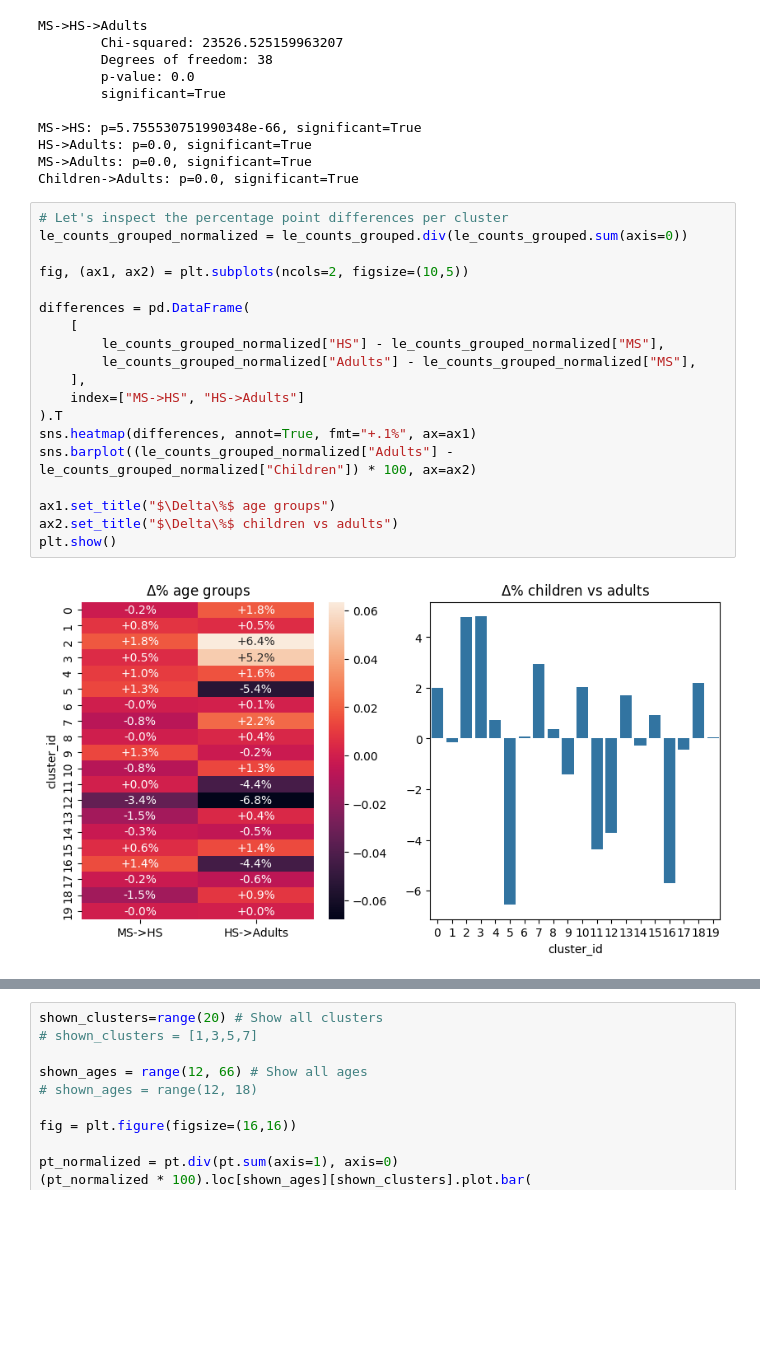
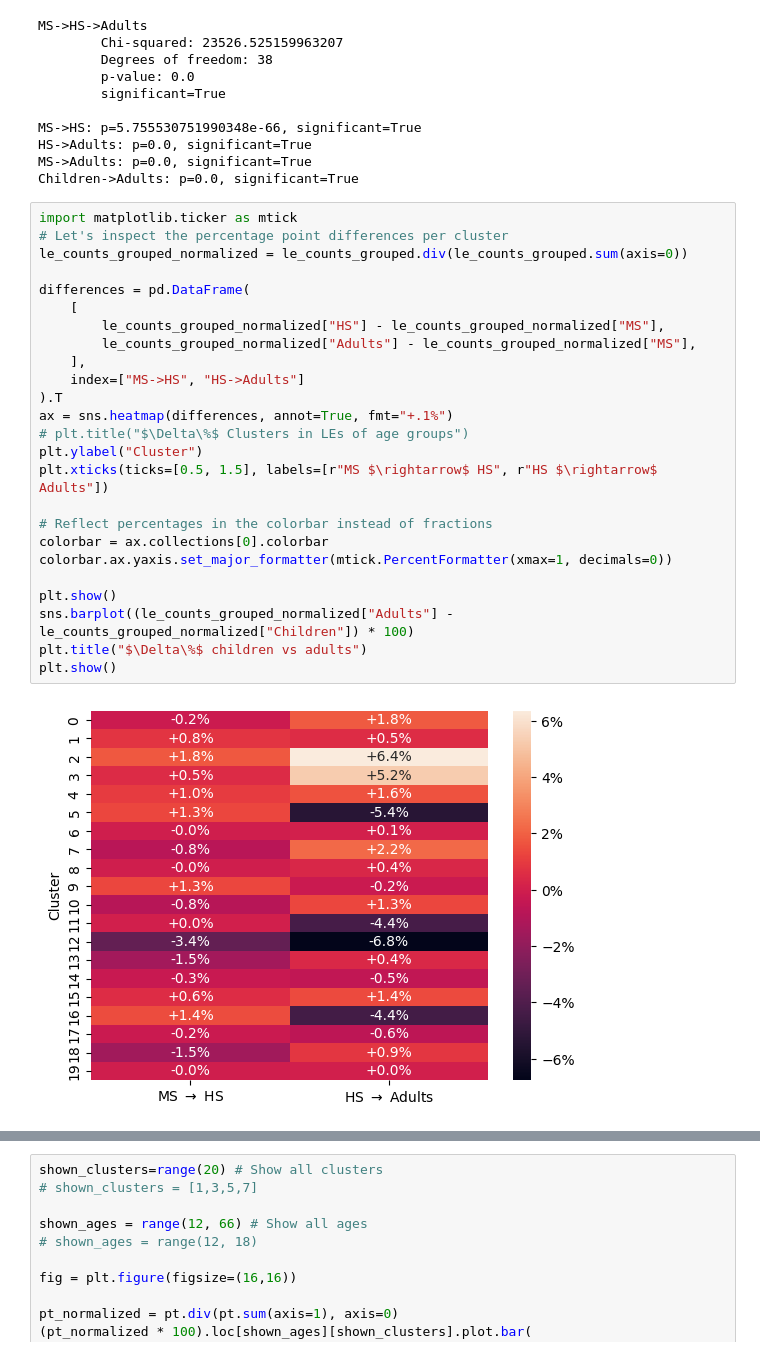
Before and after one commit to sbakker6/MusicRSAndChildren, a Jupyter notebook: analysis.ipynb, the cells around one changed output, grey strips where cells are left out. Saved outputs shown, nothing was run; the diff lists cells and outputs as text; blank space fills up the shorter version.

Commit message:
Add visualizations for interesting clusters

```diff
--- a/analysis.ipynb
+++ b/analysis.ipynb
@@ -238,23 +263,29 @@ HS->Adults: p=0.0, significant=True
 MS->Adults: p=0.0, significant=True
 Children->Adults: p=0.0, significant=True
 # %%
+import matplotlib.ticker as mtick
 # Let's inspect the percentage point differences per cluster
 le_counts_grouped_normalized = le_counts_grouped.div(le_counts_grouped.sum(axis=0))
-
-fig, (ax1, ax2) = plt.subplots(ncols=2, figsize=(10,5))
 
 differences = pd.DataFrame(
     [
         le_counts_grouped_normalized["HS"] - le_counts_grouped_normalized["MS"],
         le_counts_grouped_normalized["Adults"] - le_counts_grouped_normalized["MS"],
     ],
     index=["MS->HS", "HS->Adults"]
 ).T
-sns.heatmap(differences, annot=True, fmt="+.1%", ax=ax1)
-sns.barplot((le_counts_grouped_normalized["Adults"] - le_counts_grouped_normalized["Children"]) * 100, ax=ax2)
+ax = sns.heatmap(differences, annot=True, fmt="+.1%")
+# plt.title("$\Delta\%$ Clusters in LEs of age groups")
+plt.ylabel("Cluster")
+plt.xticks(ticks=[0.5, 1.5], labels=[r"MS $\rightarrow$ HS", r"HS $\rightarrow$ Adults"])
 
-ax1.set_title("$\Delta\%$ age groups")
-ax2.set_title("$\Delta\%$ children vs adults")
+# Reflect percentages in the colorbar instead of fractions
+colorbar = ax.collections[0].colorbar
+colorbar.ax.yaxis.set_major_formatter(mtick.PercentFormatter(xmax=1, decimals=0))
+
 plt.show()
+sns.barplot((le_counts_grouped_normalized["Adults"] - le_counts_grouped_normalized["Children"]) * 100)
+plt.title("$\Delta\%$ children vs adults")
+plt.show()
 # %% [output]
-[figure, old version]
+[figure, new version]
```
Also changed, not shown: parts of 8 cells of this notebook.
